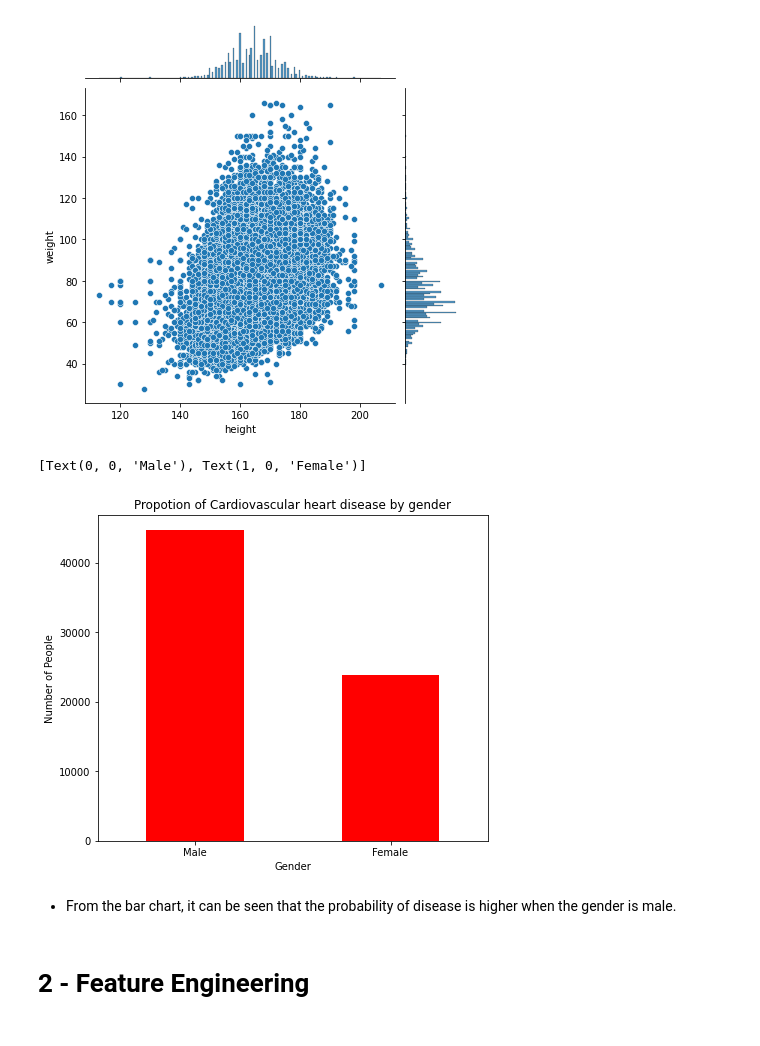
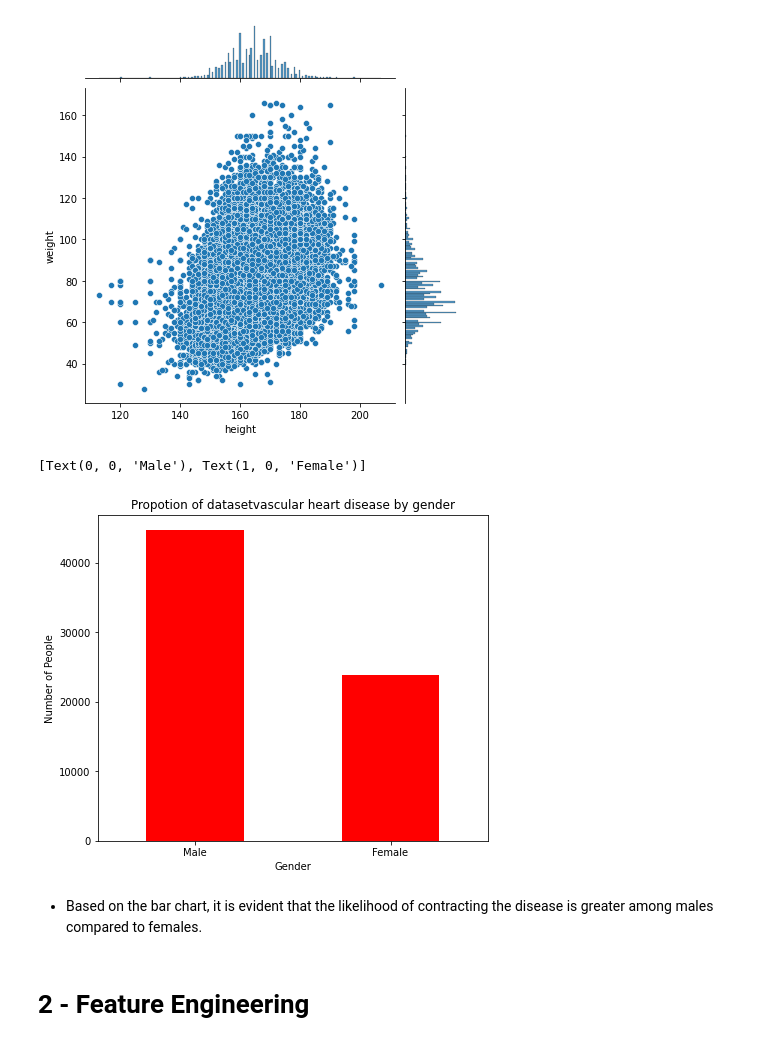
Before and after one commit to MiharaEk/ML_Assignment, a Jupyter notebook: KNN.ipynb, the cells around one changed output. Drawn from its saved outputs; the diff is of its cells as text; code cells hidden in the pictures.

```diff
--- a/KNN.ipynb
+++ b/KNN.ipynb
@@ -187,13 +187,13 @@ cardio = cardio[ (cardio['ap_lo'] < cardio['ap_hi']) ]  #remove systolic higher
 # %%
-Q1_hi = cardio['ap_hi'].quantile(0.05) # 5th percentile of the data of the given feature
-Q3_hi = cardio['ap_hi'].quantile(0.95)  # 95th percentile of the data of the given feature
+Q1_hi = dataset['ap_hi'].quantile(0.05) # 5th percentile of the data of the given feature
+Q3_hi = dataset['ap_hi'].quantile(0.95)  # 95th percentile of the data of the given feature
 IQR_hi = Q3_hi - Q1_hi
 lower, upper = Q1_hi - 1.5 * IQR_hi, Q3_hi + 1.5 * IQR_hi
-cardio = cardio[(cardio['ap_hi'] >= lower) & (cardio['ap_hi'] <= upper)]
+dataset = dataset[(dataset['ap_hi'] >= lower) & (dataset['ap_hi'] <= upper)]
 
-Q1_lo = cardio['ap_lo'].quantile(0.05) # 5th percentile of the data of the given feature
-Q3_lo = cardio['ap_lo'].quantile(0.95)  # 95th percentile of the data of the given feature
+Q1_lo = dataset['ap_lo'].quantile(0.05) # 5th percentile of the data of the given feature
+Q3_lo = dataset['ap_lo'].quantile(0.95)  # 95th percentile of the data of the given feature
 IQR_lo = Q3_lo - Q1_lo
 lower, upper = Q1_lo - 1.5 * IQR_lo, Q3_lo + 1.5 * IQR_lo
-cardio = cardio[(cardio['ap_lo'] >= lower) & (cardio['ap_lo'] <= upper)]
+dataset = dataset[(dataset['ap_lo'] >= lower) & (dataset['ap_lo'] <= upper)]
 # %%
@@ -244,13 +242,13 @@ Percentiles: 5th=55.0, 95th=100.0, IQR=45.0
 Identified outliers: 20
 # %%
 #After the observation we can remove the outliers weight, height
-cardio_cleaned = cardio
+dataset_cleaned = dataset
 for col in ['height','weight']:
-  Q1 = cardio[col].quantile(0.05) # 5th percentile of the data of the given feature
-  Q3 = cardio[col].quantile(0.95)  # 95th percentile of the data of the given feature
+  Q1 = dataset[col].quantile(0.05) # 5th percentile of the data of the given feature
+  Q3 = dataset[col].quantile(0.95)  # 95th percentile of the data of the given feature
   IQR = Q3 - Q1
   lower, upper = Q1 - 1.5 * IQR, Q3 + 1.5 * IQR
-  cardio_cleaned = cardio_cleaned[(cardio_cleaned[col] >= lower) & (cardio_cleaned[col] <= upper)]
+  dataset_cleaned = dataset_cleaned[(dataset_cleaned[col] >= lower) & (dataset_cleaned[col] <= upper)]
 # %% [markdown]
 ## 1.2 - BMI - filtering <a class="anchor"  id="bmi"></a>
 # %% [markdown]
@@ -263,8 +261,8 @@ BMI = \tfrac{weight}{height^2}
 *BMI = kg/m2 where kg is a person's weight in kilograms and m2 is their height in metres squared*
 # %%
 # calculating the patient BMI (Body Mass Index)
-cardio_cleaned['BMI'] = round(cardio_cleaned['weight']/((cardio_cleaned['height']/100)**2),1)
-cardio_cleaned.head()
+dataset_cleaned['BMI'] = round(dataset_cleaned['weight']/((dataset_cleaned['height']/100)**2),1)
+dataset_cleaned.head()
 # %% [output]
 |  | age | gender | height | weight | ap_hi | ap_lo | cholesterol | gluc | smoke | alco | active | ... |
 | 0 | 50.391781 | 2 | 168 | 62.0 | 110 | 80 | 1 | 1 | 0 | 0 | 1 | ... |
@@ -278,2 +273,5 @@ cardio_cleaned = cardio_cleaned[ (cardio_cleaned['BMI'] < 60) & (cardio_cleaned[
+# %%
+#The BMI data can be filtered to exclude extreme values that fall outside the healthy range according to the BMI chart.
+dataset_cleaned = dataset_cleaned[ (dataset_cleaned['BMI'] < 60) & (dataset_cleaned['BMI'] > 10)]
 # %%
 #Dataset after cleaning
@@ -288,19 +286,19 @@ sns.jointplot(x='height', y='weight', data=cardio_cleaned);
 # %% [output]
 [figure]
 # %%
-#Distribution of cardiovascular heart disease by gender
-gender = cardio_cleaned['gender'].value_counts()
+#Distribution of datasetvascular heart disease by gender
+gender = dataset_cleaned['gender'].value_counts()
 plt.figure(figsize=(7, 6))
 ax = gender.plot(kind='bar', rot=0, color="r")
-ax.set_title("Propotion of Cardiovascular heart disease by gender", y = 1)
+ax.set_title("Propotion of datasetvascular heart disease by gender", y = 1)
 ax.set_xlabel('Gender')
 ax.set_ylabel('Number of People')
 ax.set_xticklabels(('Male', 'Female'))
 # %% [output]
 [Text(0, 0, 'Male'), Text(1, 0, 'Female')]
-[figure, old version]
+[figure, new version]
 # %% [markdown]
-- From the bar chart, it can be seen that the probability of disease is higher when the gender is male.
+- Based on the bar chart, it is evident that the likelihood of contracting the disease is greater among males compared to females.
 # %% [markdown]
 # 2 - Feature Engineering <a class="anchor"  id="feature"></a>
 # %%
```
Also changed, not shown: parts of 33 cells of this notebook, 1 other file.
